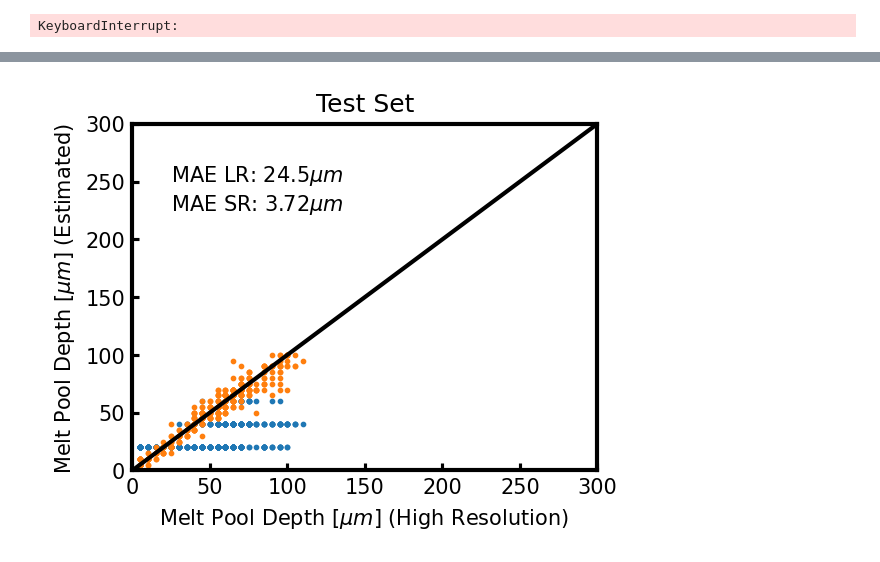
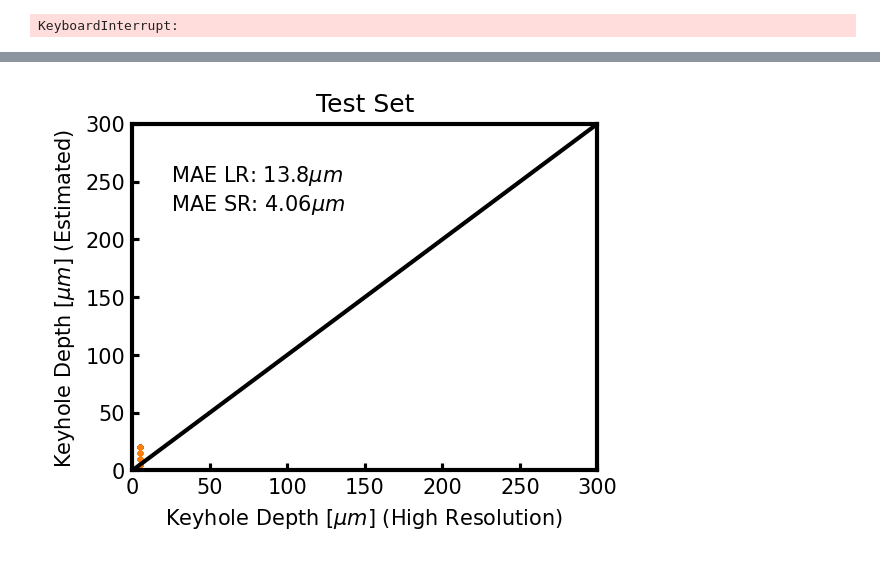
Before and after one commit to ngng-maker/DiffusionSR_shohom, a Jupyter notebook: analysis/single_channel_ddim_analysis.ipynb, the cells around one changed output, grey strips where cells are left out. Drawn from its saved outputs; the diff is of its cells as text; code cells hidden in the pictures.

```diff
--- a/analysis/single_channel_ddim_analysis.ipynb
+++ b/analysis/single_channel_ddim_analysis.ipynb
@@ -309,6 +334,13 @@ plot_images(input[0], result_diffusion[0], target[0][0], split = 'Train', modelt
 # %%
 #### Plot temperature contours
-input, lr_enc_result, target = predict_lrenc(lr_enc,res, hr, lr, upscaled_lr, train_dataset)
-plot_temp_lines(input[0,0], result_diffusion[0,0], target[0][0], split = 'test', modeltype = "Diffusion")
-plot_temp_lines(input[0,0], lr_enc_result[0][0], target[0][0], split = 'test', modeltype = "Encoder")
+for split, dataloader in zip(['Train', 'Validation', 'Test'], [train_dataloader, dev_dataloader, test_dataloader]):
+
+    input, lr_enc_result, target = predict_lrenc(lr_enc,res, hr, lr, upscaled_lr, dataloader.dataset)
+
+    fname = os.path.join(analysis_folder, f'diffusion_temperature_line_{split}_plot_kp.png')
+    plot_temp_lines(input[0,0], result_diffusion[0,0], target[0][0], split = split, modeltype = "Diffusion", save = True,fname =fname)
+    # plt.savefig()
+    fname = os.path.join(analysis_folder, f'encoder_temperature_line_{split}_plot_mp.png')
+    plot_temp_lines(input[0,0], lr_enc_result[0][0], target[0][0], split = split, modeltype = "Encoder", save = True,fname =fname)
+    # plt.savefig(os.path.join(analysis_folder, f'encoder_temperature_line_{split}_plot.png'))
 # %% [output]
@@ -336,7 +372,7 @@ for batch_idx, (res, hr, lr, upscaled_lr, info) in enumerate(dev_dataloader):
                 timestep = 0
         else:
             timestep += 1
-        folder = modeltype + 'saved_figures/'  + 'power' + str(info[0].item()) + 'vel' + str(info[1].item())
+        folder = os.path.join(analysis_folder, 'time_stepped/'  + 'power' + str(info[0].item()) + 'vel' + str(info[1].item()))
 
         os.makedirs(folder,exist_ok = True)
         title  = os.path.join(folder, 'batch_{:06}_'.format(batch_idx)+ 'time' + '{:07}'.format(int(np.round(info[2].item()*1e6))))
@@ -346,6 +382,8 @@ for batch_idx, (res, hr, lr, upscaled_lr, info) in enumerate(dev_dataloader):
         if verbose:
             print(time_elapsed, "elapsed time")
         last_power = 'power' + str(info[0].item()) + 'vel' + str(info[1].item())
+    if batch_idx > 4:
+        break
 # %% [output]
 [figure]
 <Figure size 640x480 with 0 Axes>
@@ -376,7 +414,7 @@ gt_results = {}
 enc_results = {}
 diff_results = {}
 skip = 50
-for batch_idx, (res, hr, lr, upscaled_lr, info) in enumerate(dev_dataloader):
+for batch_idx, (res, hr, lr, upscaled_lr, info) in tqdm(enumerate(dev_dataloader), total = len(dev_dataloader)):
 
 
     oldtime = time.time()
@@ -419,5 +457,6 @@ for batch_idx, (res, hr, lr, upscaled_lr, info) in enumerate(dev_dataloader):
     gt_results['depth_power' + str(info[0].item()) + 'vel' + str(info[1].item()) ] = gt_depths_sim
     enc_results['depth_power' + str(info[0].item()) + 'vel' + str(info[1].item()) ] = enc_depths_sim
     diff_results['depth_power' + str(info[0].item()) + 'vel' + str(info[1].item()) ] = diff_depths_sim
-
+    if batch_idx > 3:
+        break
         # break
@@ -650,7 +811,7 @@ kp_depth_diffs = []
 max_depth_diffs = []
 sample_times = []
 steps_list= []
-skips   = 50
+skip  = 500
 mesh_hr = 5
 factor =4
 mesh_lr = 20
@@ -660,9 +821,12 @@ max_depth_input= []
 kp_depth_input = []
 max_depth_gt  = []
 kp_depth_gt = []
+encode_bool = True
 for batch_idx, (res, hr, lr, upscaled_lr, info) in tqdm(enumerate(dev_dataloader), total = len(dev_dataloader)):
     oldtime = time.time()
-    input, result_diffusion, target = predict_refactored_diffusion(diff_model, lr_enc, res, hr, lr, upscaled_lr, train_dataloader.dataset, skip = skip)
+    # input, result_diffusion, target = predict_refactored_diffusion(diff_model, lr_enc, res, hr, lr, upscaled_lr, train_dataloader.dataset, skip = skip)
+    input, result_diffusion, target, xs, _ = predict_modified_ddim_diffusion(diff_model.model, lr_enc, res, hr, lr, upscaled_lr,encoding = encode_bool,dataset =  train_dataset,seq= None, timesteps = timesteps,skip = skip, schedule = 'linear')
+
     for i, rd in enumerate(result_diffusion):
         elapsed = time.time() - oldtime
         if batch_idx == 0:
@@ -712,22 +876,24 @@ plt.show()
 # %%
 import sklearn
 from sklearn.metrics import mean_absolute_error
 plt.figure(figsize = [4,3], dpi = 150)
 plt.plot(np.arange(300),np.arange(300), 'k-', linewidth = 2.0)
 plt.scatter(kp_depth_gt, kp_depth_input, s = 3.0, label = 'Low Resolution')
 plt.scatter(kp_depth_gt, kp_depth_diff, s = 3.0, label = 'Super Resolution')
 
 mae_input = mean_absolute_error(kp_depth_gt, kp_depth_input)
 mae_depth = mean_absolute_error(kp_depth_gt, kp_depth_diff)
 
 plt.xlim(0,300)
 plt.ylim(0,300)
 frame_tick()
-plt.xlabel(r'Melt Pool Depth [$\mu m]$ (High Resolution) ')
-plt.ylabel(r'Melt Pool Depth [$\mu m]$ (Estimated) ')
+plt.xlabel(r'Keyhole Depth [$\mu m]$ (High Resolution) ')
+plt.ylabel(r'Keyhole Depth [$\mu m]$ (Estimated) ')
 plt.title('Test Set')
 plt.text(25, 250,r'MAE LR: {:.03}$\mu m$'.format(mae_input) )
 plt.text(25, 225,r'MAE SR: {:.03}$\mu m$'.format(mae_depth) )
+plt.savefig(os.path.join(analysis_folder, 'keyhole_depth_test_gridsearch.png'))
+
 plt.show()
 # %% [output]
-[figure, old version]
+[figure, new version]
```
Also changed, not shown: parts of 18 cells of this notebook, 51 other files.
